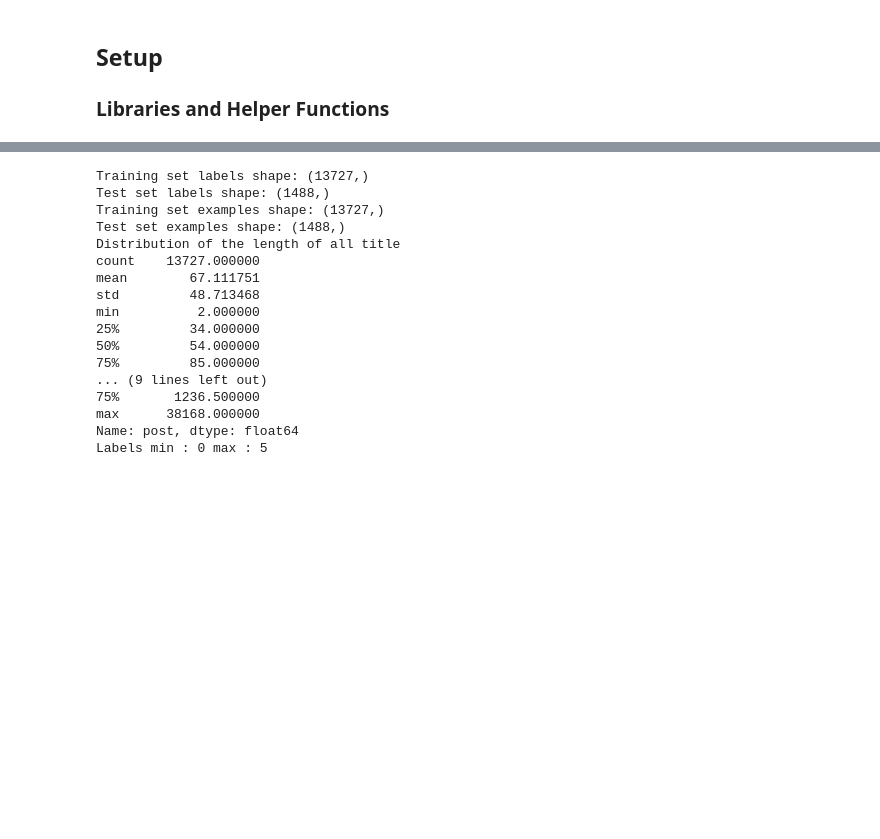
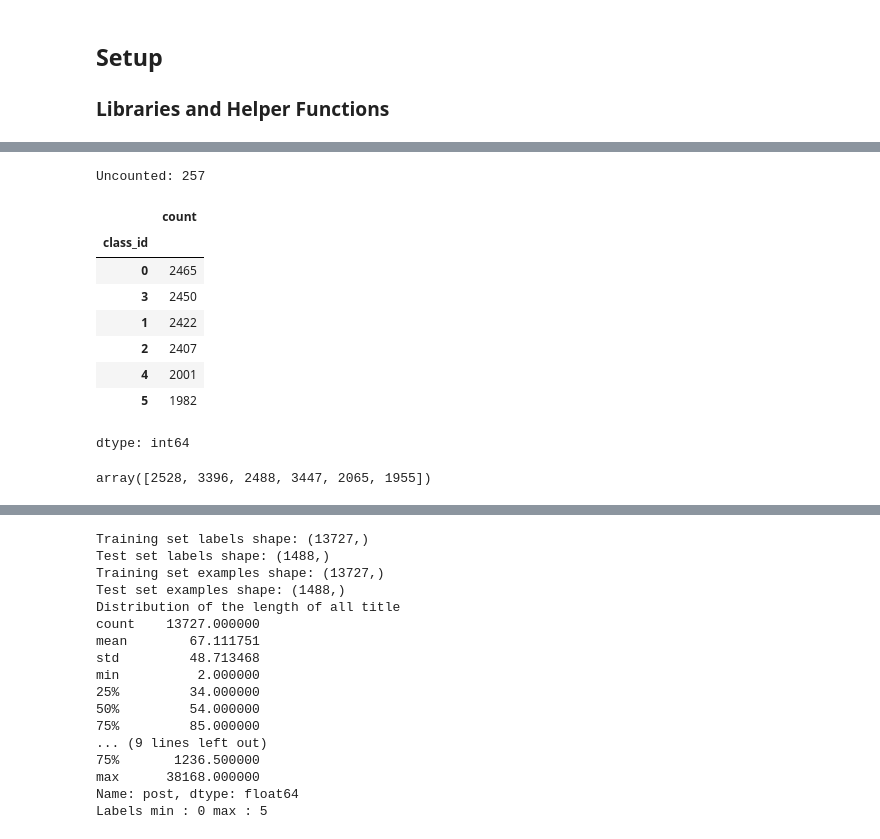
Before and after one commit to muthumayan/mids-w266-project, a Jupyter notebook: reddit-eda.ipynb, the cells around one changed output, grey strips where cells are left out. Cells and saved outputs as stored; diff of their text form; code cells hidden in the pictures; blank space fills up the shorter version.

```diff
--- a/reddit-eda.ipynb
+++ b/reddit-eda.ipynb
@@ -141,20 +150,49 @@ mh_dict_name_to_id
 # %%
-freqcount = np.zeros((6,6), dtype=int)
-
+freqcount = np.zeros((6,7), dtype=int)
+uncounted = 0
+# Rules:
+# If token matches the query class name, then note the query class name and actual class-id where the token was found
+# If token does not match the query class name, then note the actual class-id where token was not found
 for name in mh_cls_names:
-    mh_cls_id = mh_dict_name_to_id[name]
+    m_id = mh_dict_name_to_id[name]
     # For each class, check to see if the name exists in the text. If it does, then
-    # increment the relevant matrix
+    # increment the relevant matrix count
     for i in range(len(rdt_train)):
         # Tokenize the text
-        text = rdt_train.post[i]
+        text = rdt_train.title[i] + rdt_train.post[i]
         tokens = word_tokenize(text.lower())  # Convert to lowercase to count words in a case-insensitive manner
         # Get class name of text
         cls = rdt_train.class_name[i]
         clsid = rdt_train.class_id[i]
         if name in tokens:
           if name != 'none':
-            freqcount[mh_cls_id][clsid] += 1
+            freqcount[m_id][clsid] += 1
+          else:
+            uncounted += 1
+        else:
+          if m_id == clsid:
+            freqcount[m_id][6] += 1
+
+
+print(f'Uncounted: {uncounted}')
+# %% [output]
+Uncounted: 257
+# %%
+rdt_train.class_id.value_counts()
+# %% [output]
+|  | count |
+| class_id |  |
+| 0 | 2465 |
+| 3 | 2450 |
+| 1 | 2422 |
+| 2 | 2407 |
+| 4 | 2001 |
+| 5 | 1982 |
+dtype: int64
+# %%
+np.sum(freqcount, axis=1)
+# %% [output]
+array([2528, 3396, 2488, 3447, 2065, 1955])
 # %%
 freqcount
 # %% [output]
```
Also changed, not shown: parts of 15 cells of this notebook, 3 other files.
